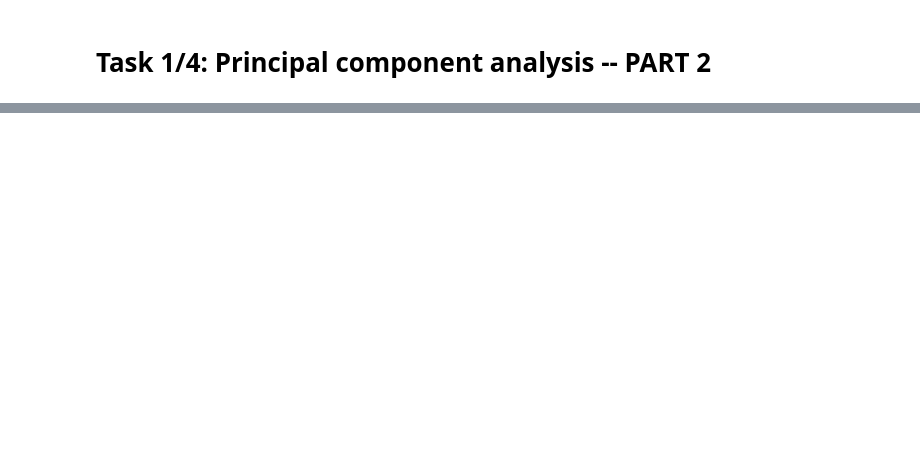
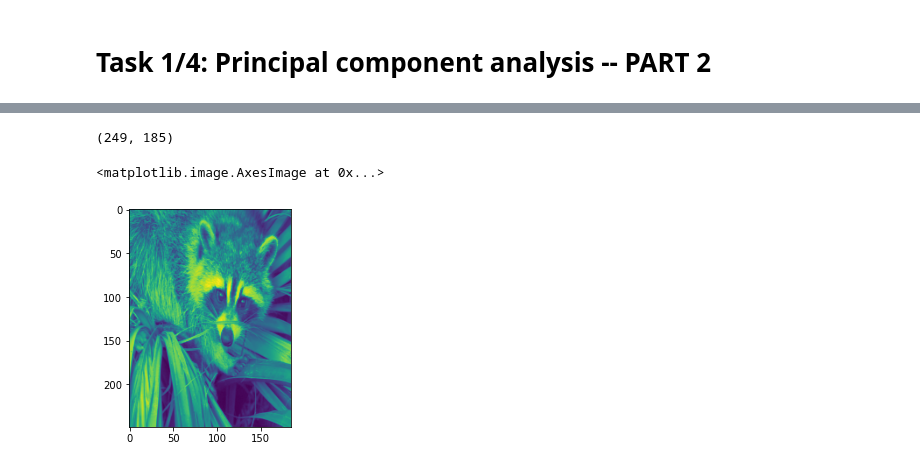
Before and after one commit to mlcms-SS22-Group-A/mlcms-SS22-Group-A, a Jupyter notebook: task_1.ipynb, the cells around one changed output, grey strips where cells are left out. Saved outputs shown, nothing was run; the diff lists cells and outputs as text; code cells hidden in the pictures; blank space fills up the shorter version.

```diff
--- a/task_1.ipynb
+++ b/task_1.ipynb
@@ -94,0 +113,5 @@ Text(0.5, 1.0, 'X_projected with principal components')
+# %%
+# Download the image in gray scale
+face = scipy.misc.face(gray=True)
+print(face.shape)
+plt.imshow(face)
@@ -94,0 +122,9 @@ Text(0.5, 1.0, 'X_projected with principal components')
+# %%
+# Resize the image
+face_resized = resize(face, (249,185))
+print(face_resized.shape)
+plt.imshow(face_resized)
+# %% [output]
+(249, 185)
+<matplotlib.image.AxesImage at 0x...>
+[figure, added]
```
Also changed, not shown: parts of 6 cells of this notebook, 1 other file.
